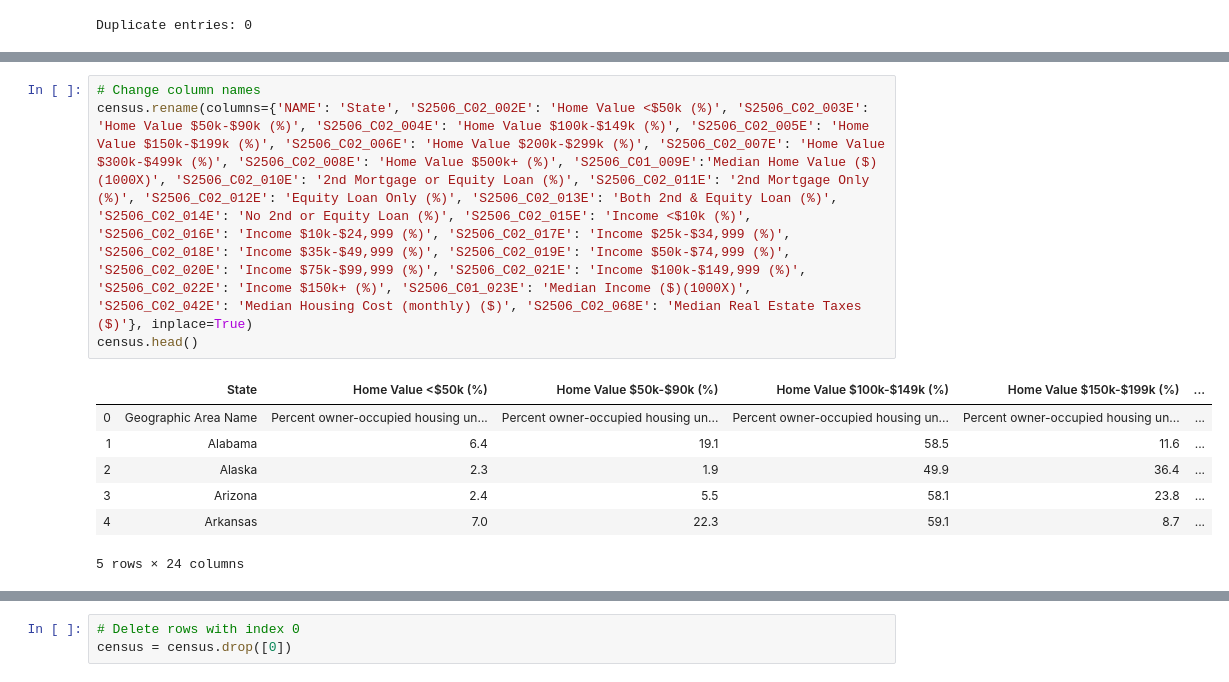
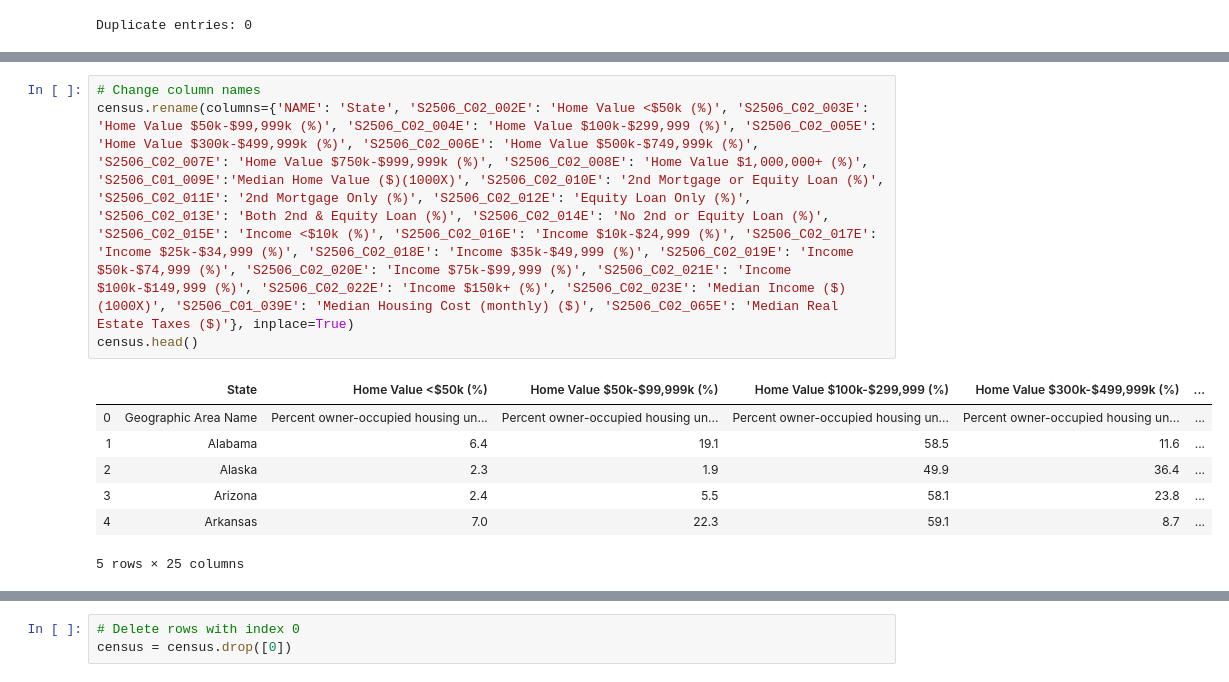
Before and after one commit to JVChermak/Leaving_California, a Jupyter notebook: Notebook/census_2017.ipynb, the cells around one changed output, grey strips where cells are left out. Saved outputs shown, nothing was run; the diff lists cells and outputs as text.

```diff
--- a/Notebook/census_2017.ipynb
+++ b/Notebook/census_2017.ipynb
@@ -98,15 +98,15 @@ census
 # %%
 # Change column names
-census.rename(columns={'NAME': 'State', 'S2506_C02_002E': 'Home Value <$50k (%)', 'S2506_C02_003E': 'Home Value $50k-$90k (%)', 'S2506_C02_004E': 'Home Value $100k-$149k (%)', 'S2506_C02_005E': 'Home Value $150k-$199k (%)', 'S2506_C02_006E': 'Home Value $200k-$299k (%)', 'S2506_C02_007E': 'Home Value $300k-$499k (%)', 'S2506_C02_008E': 'Home Value $500k+ (%)', 'S2506_C01_009E':'Median Home Value ($)(1000X)', 'S2506_C02_010E': '2nd Mortgage or Equity Loan (%)', 'S2506_C02_011E': '2nd Mortgage Only (%)', 'S2506_C02_012E': 'Equity Loan Only (%)', 'S2506_C02_013E': 'Both 2nd & Equity Loan (%)', 'S2506_C02_014E': 'No 2nd or Equity Loan (%)', 'S2506_C02_015E': 'Income <$10k (%)', 'S2506_C02_016E': 'Income $10k-$24,999 (%)', 'S2506_C02_017E': 'Income $25k-$34,999 (%)', 'S2506_C02_018E': 'Income $35k-$49,999 (%)', 'S2506_C02_019E': 'Income $50k-$74,999 (%)', 'S2506_C02_020E': 'Income $75k-$99,999 (%)', 'S2506_C02_021E': 'Income $100k-$149,999 (%)', 'S2506_C02_022E': 'Income $150k+ (%)', 'S2506_C01_023E': 'Median Income ($)(1000X)', 'S2506_C02_042E': 'Median Housing Cost (monthly) ($)', 'S2506_C02_068E': 'Median Real Estate Taxes ($)'}, inplace=True)
+census.rename(columns={'NAME': 'State', 'S2506_C02_002E': 'Home Value <$50k (%)', 'S2506_C02_003E': 'Home Value $50k-$99,999k (%)', 'S2506_C02_004E': 'Home Value $100k-$299,999 (%)', 'S2506_C02_005E': 'Home Value $300k-$499,999k (%)', 'S2506_C02_006E': 'Home Value $500k-$749,999k (%)', 'S2506_C02_007E': 'Home Value $750k-$999,999k (%)', 'S2506_C02_008E': 'Home Value $1,000,000+ (%)', 'S2506_C01_009E':'Median Home Value ($)(1000X)', 'S2506_C02_010E': '2nd Mortgage or Equity Loan (%)', 'S2506_C02_011E': '2nd Mortgage Only (%)', 'S2506_C02_012E': 'Equity Loan Only (%)', 'S2506_C02_013E': 'Both 2nd & Equity Loan (%)', 'S2506_C02_014E': 'No 2nd or Equity Loan (%)', 'S2506_C02_015E': 'Income <$10k (%)', 'S2506_C02_016E': 'Income $10k-$24,999 (%)', 'S2506_C02_017E': 'Income $25k-$34,999 (%)', 'S2506_C02_018E': 'Income $35k-$49,999 (%)', 'S2506_C02_019E': 'Income $50k-$74,999 (%)', 'S2506_C02_020E': 'Income $75k-$99,999 (%)', 'S2506_C02_021E': 'Income $100k-$149,999 (%)', 'S2506_C02_022E': 'Income $150k+ (%)', 'S2506_C02_023E': 'Median Income ($)(1000X)', 'S2506_C01_039E': 'Median Housing Cost (monthly) ($)', 'S2506_C02_065E': 'Median Real Estate Taxes ($)'}, inplace=True)
 census.head()
 # %% [output]
-|  | State | Home Value <$50k (%) | Home Value $50k-$90k (%) | Home Value $100k-$149k (%) | Home Value $150k-$199k (%) | ... |
+|  | State | Home Value <$50k (%) | Home Value $50k-$99,999k (%) | Home Value $100k-$299,999 (%) | Home Value $300k-$499,999k (%) | ... |
 | 0 | Geographic Area Name | Percent owner-occupied housing un... | Percent owner-occupied housing un... | Percent owner-occupied housing un... | Percent owner-occupied housing un... | ... |
 | 1 | Alabama | 6.4 | 19.1 | 58.5 | 11.6 | ... |
 | 2 | Alaska | 2.3 | 1.9 | 49.9 | 36.4 | ... |
 | 3 | Arizona | 2.4 | 5.5 | 58.1 | 23.8 | ... |
 | 4 | Arkansas | 7.0 | 22.3 | 59.1 | 8.7 | ... |
-5 rows × 24 columns
+5 rows × 25 columns
 # %%
 # Adding 'Year' column
 census.insert(0, 'Year', 2017)
```
Also changed, not shown: parts of 8 cells of this notebook, 15 other files.
